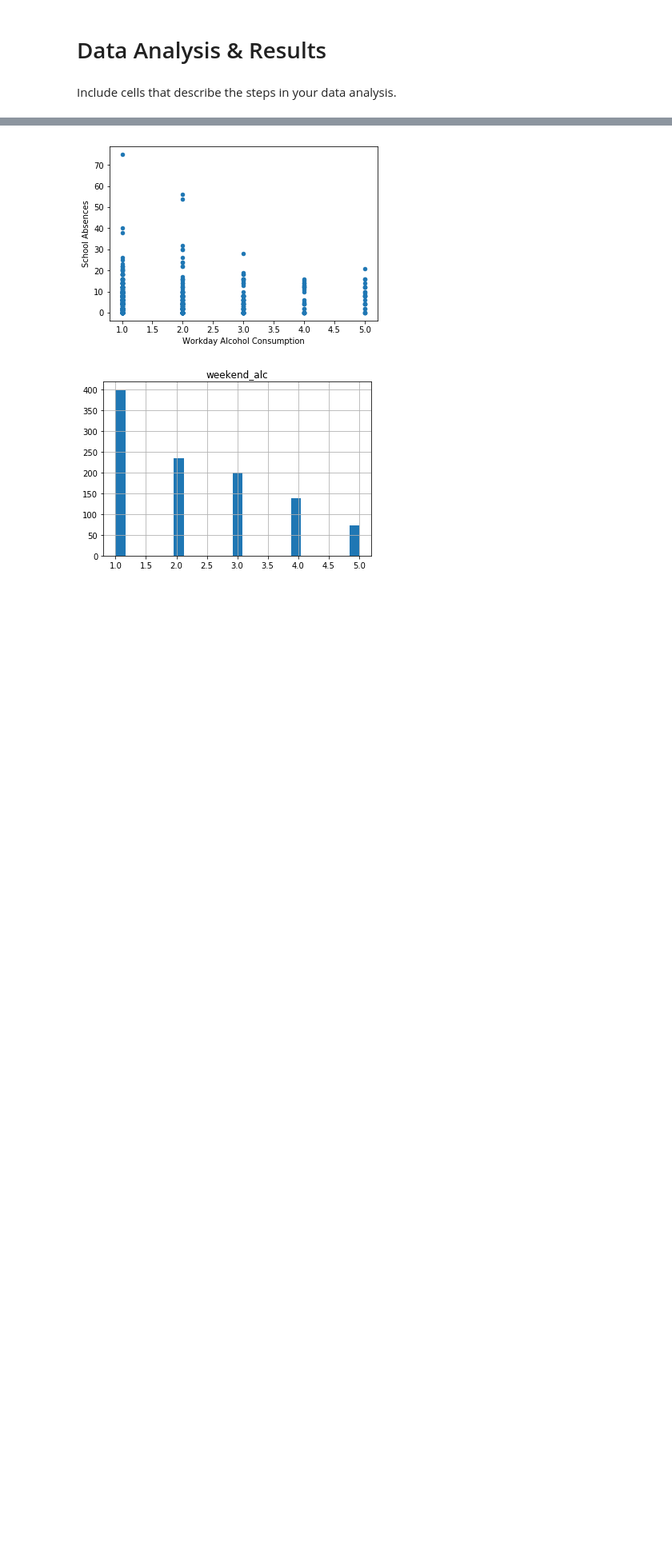
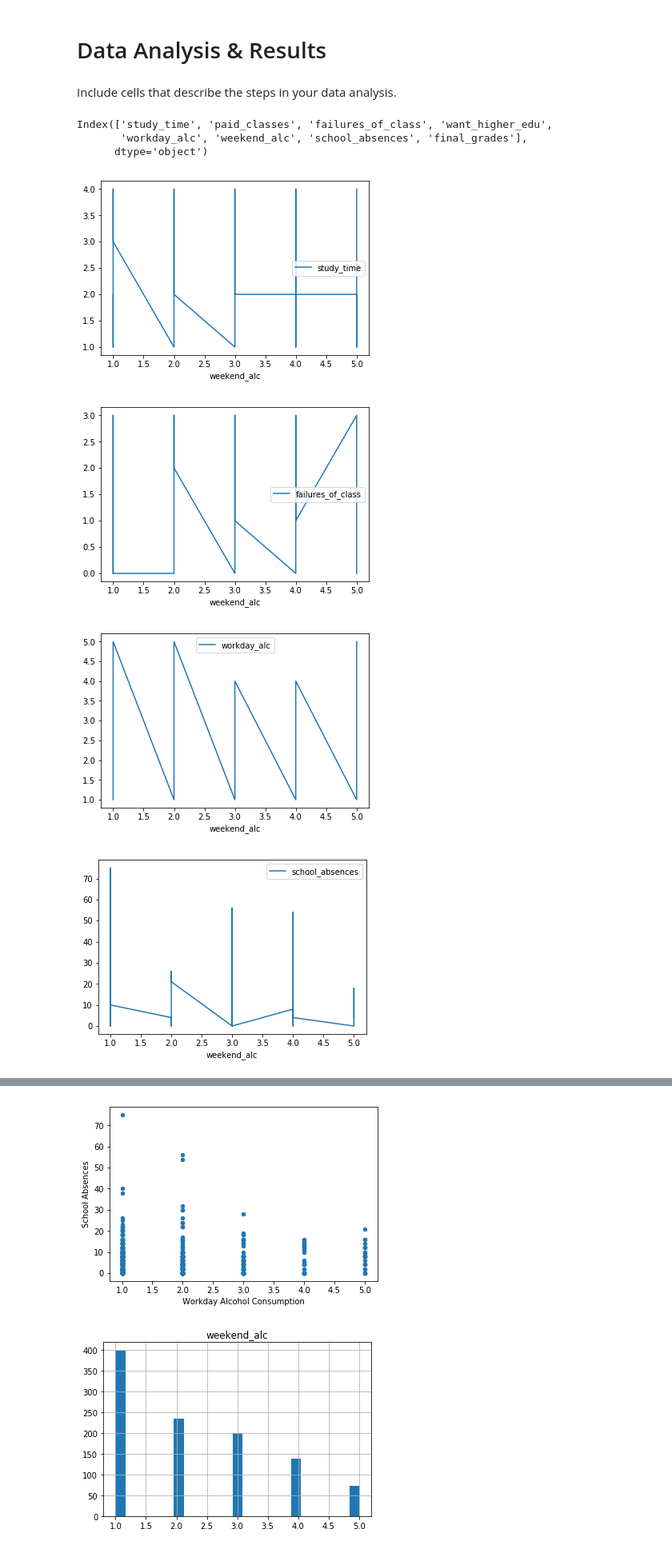
Before and after one commit to kaiitheguy/FinalProjectGroup62, a Jupyter notebook: FinalProjectGroup62.ipynb, the cells around one changed output, grey strips where cells are left out. Shown at 80% size. Cells and saved outputs as stored; diff of their text form; code cells hidden in the pictures; blank space fills up the shorter version.

```diff
--- a/FinalProjectGroup62.ipynb
+++ b/FinalProjectGroup62.ipynb
@@ -126,3 +136,19 @@ df
 # Data Analysis & Results
 # %% [markdown]
 Include cells that describe the steps in your data analysis.
+# %%
+df.columns
+# %% [output]
+Index(['study_time', 'paid_classes', 'failures_of_class', 'want_higher_edu',
+       'workday_alc', 'weekend_alc', 'school_absences', 'final_grades'],
+      dtype='object')
+# %%
+cols = ["study_time", "failures_of_class", "workday_alc",
+              "school_absences", "final_grades"]
+for col in cols:
+    df.plot.line(x='weekend_alc',y=col)
+# %% [output]
+[figure, added]
+[figure, added]
+[figure, added]
+[figure, added]
```
Also changed, not shown: parts of 9 cells of this notebook.
